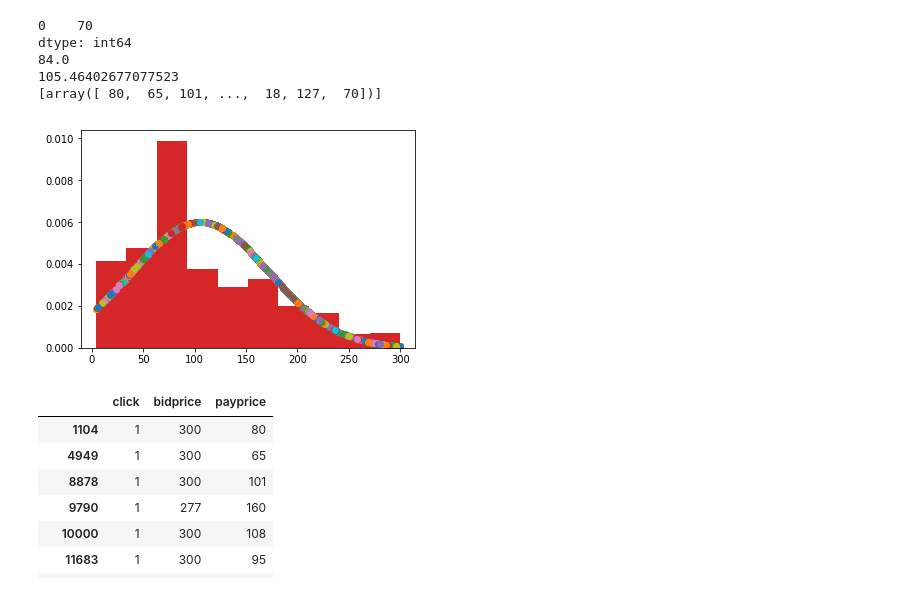
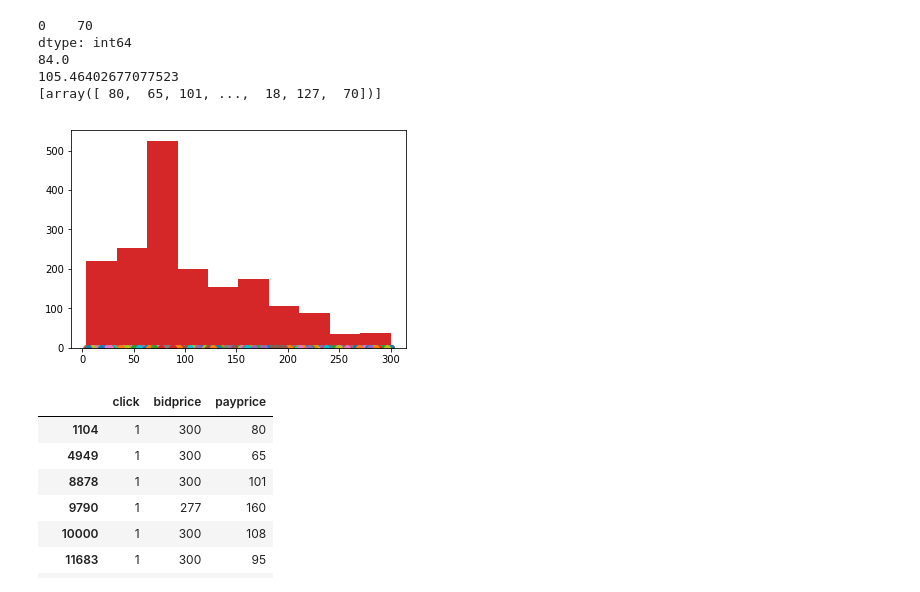
Before and after one commit to LorenzLuboldt/GOMPGW02-Real-time-bidding-algorithm, a Jupyter notebook: Task1_DataExplorationSet_Federico2.ipynb, the cells around one changed output. Cells and saved outputs as stored; diff of their text form; code cells hidden in the pictures.

```diff
--- a/Task1_DataExplorationSet_Federico2.ipynb
+++ b/Task1_DataExplorationSet_Federico2.ipynb
@@ -104,16 +104,16 @@ dtype: int64
 # %%
 #Plotting occurrencies on Histogram
 
 fit = stats.norm.pdf(priceArray, np.mean(priceArray), np.std(priceArray))
 
 pl.plot(priceArray,fit,'-o')
      #use this to draw histogram of your data
 
 
-pl.hist(priceArray,normed=True)
+pl.hist(priceArray)
 pl.show()
 # %% [output]
-[figure, old version]
+[figure, new version]
 # %%
 #Display Payprice and Bidprice for the clicked impressions
 
```
